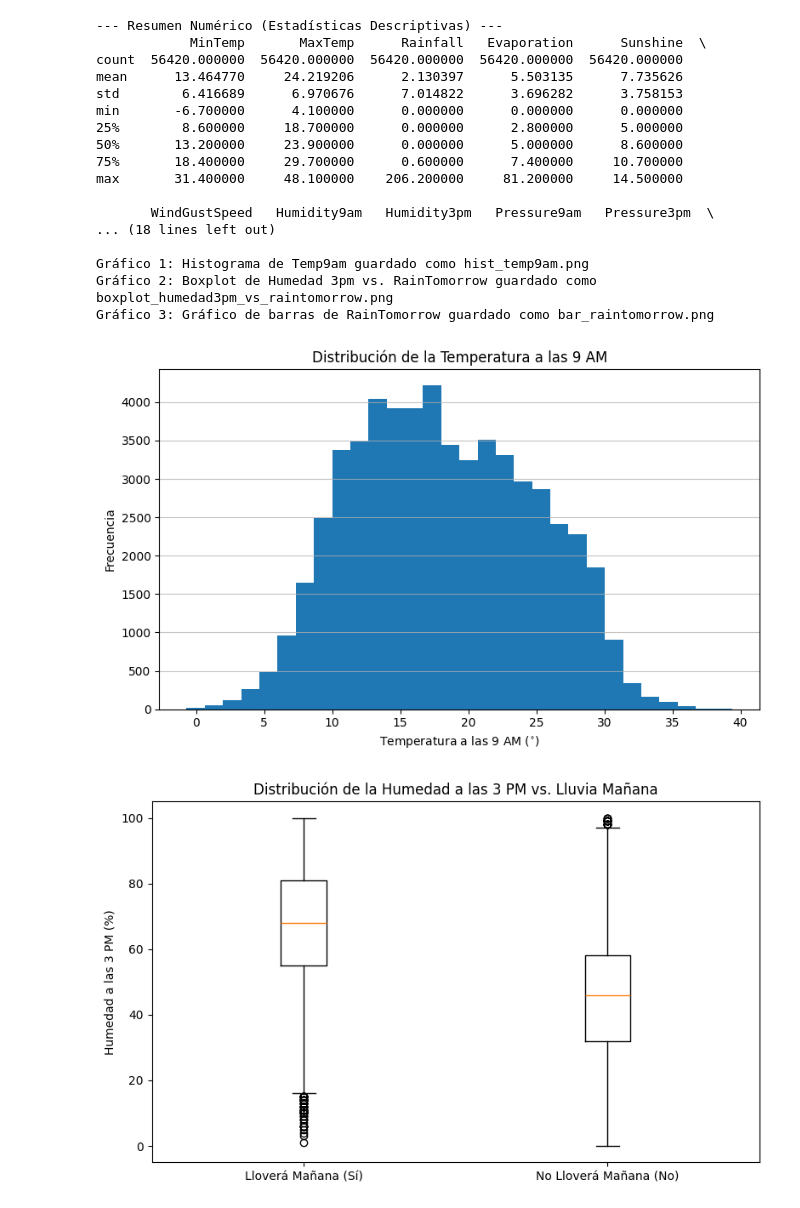
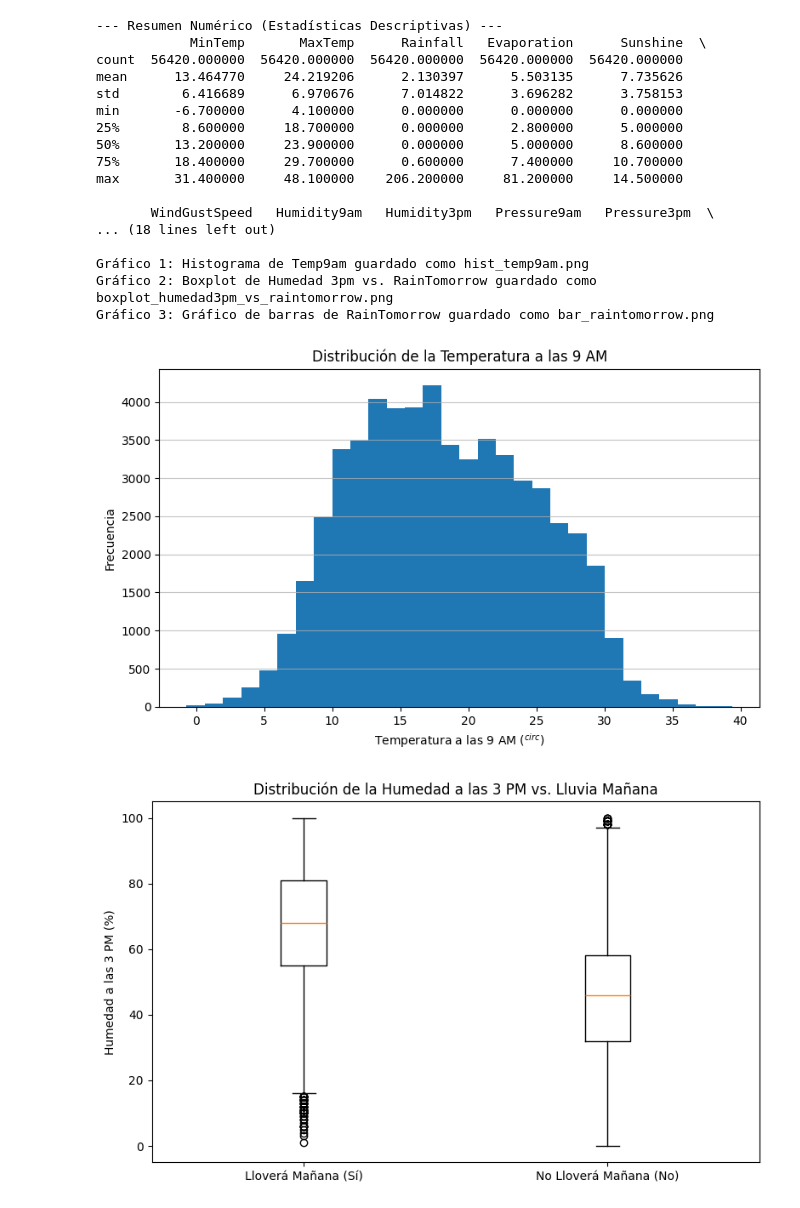
Before and after one commit to esprado1976/data_files, a Jupyter notebook: ProyectoDSParteI+PRADO.ipynb, the cells around one changed output. Cells and saved outputs as stored; diff of their text form; code cells hidden in the pictures.

```diff
--- a/ProyectoDSParteI+PRADO.ipynb
+++ b/ProyectoDSParteI+PRADO.ipynb
@@ -55,7 +55,7 @@ resumen_numerico.to_csv('resumen_numerico.csv')
 # --- Generamos la Visualización 1: Univariada (Histograma de Temp9am) ---
 plt.figure(figsize=(8, 5))
 df_limpio['Temp9am'].plot(kind='hist', bins=30, title='Distribución de la Temperatura a las 9 AM')
-plt.xlabel('Temperatura a las 9 AM ($^{\circ}$)')
+plt.xlabel('Temperatura a las 9 AM ($^{circ}$)')
 plt.ylabel('Frecuencia')
 plt.grid(axis='y', alpha=0.75)
 plt.tight_layout()
@@ -87,33 +87,33 @@ print("Gráfico 3: Gráfico de barras de RainTomorrow guardado como bar_raintomo
 
 # Gráfico 1: Histograma de Temp9am	Muestra la frecuencia de las temperaturas matutinas.
 # Debería presentar una distribución aproximadamente normal, posiblemente con cierta curtosis o una ligera bimodalidad, lo que indicaría
 # que las temperaturas matutinas más comunes se encuentran en el rango promedio del clima australiano.
 
 # Gráfico 2: Boxplot de Humedad 3pm vs. Lluvia Mañana	Compara la distribución de Humidity3pm cuando lloverá al día siguiente ('Yes') vs.
 #  cuando no ('No').	Respuesta a H1: Se espera que la mediana de Humidity3pm para la categoría 'Yes' sea significativamente mayor que la
 # de 'No'. Una alta humedad vespertina es un fuerte indicador de la saturación de aire, lo que incrementa la probabilidad de lluvia.
 
 # Gráfico 3: Gráfico de barras de RainTomorrow	Muestra el conteo de días con y sin lluvia al día siguiente.	Muestra el problema de
 # desequilibrio de clases. Se espera que la barra de 'No' sea mucho más alta que la de 'Yes', confirmando que la lluvia es un evento
 # relativamente raro en el conjunto de datos, incluso en el subconjunto de datos limpios.
 # %% [output]
 --- Resumen Numérico (Estadísticas Descriptivas) ---
             MinTemp       MaxTemp      Rainfall   Evaporation      Sunshine  \
 count  56420.000000  56420.000000  56420.000000  56420.000000  56420.000000
 mean      13.464770     24.219206      2.130397      5.503135      7.735626
 std        6.416689      6.970676      7.014822      3.696282      3.758153
 min       -6.700000      4.100000      0.000000      0.000000      0.000000
 25%        8.600000     18.700000      0.000000      2.800000      5.000000
 50%       13.200000     23.900000      0.000000      5.000000      8.600000
 75%       18.400000     29.700000      0.600000      7.400000     10.700000
 max       31.400000     48.100000    206.200000     81.200000     14.500000
 
        WindGustSpeed   Humidity9am   Humidity3pm   Pressure9am   Pressure3pm  \
 ... (18 lines left out)
 
 Gráfico 1: Histograma de Temp9am guardado como hist_temp9am.png
 Gráfico 2: Boxplot de Humedad 3pm vs. RainTomorrow guardado como boxplot_humedad3pm_vs_raintomorrow.png
 Gráfico 3: Gráfico de barras de RainTomorrow guardado como bar_raintomorrow.png
-[figure, old version]
+[figure, new version]
 [figure]
 [figure]
```
